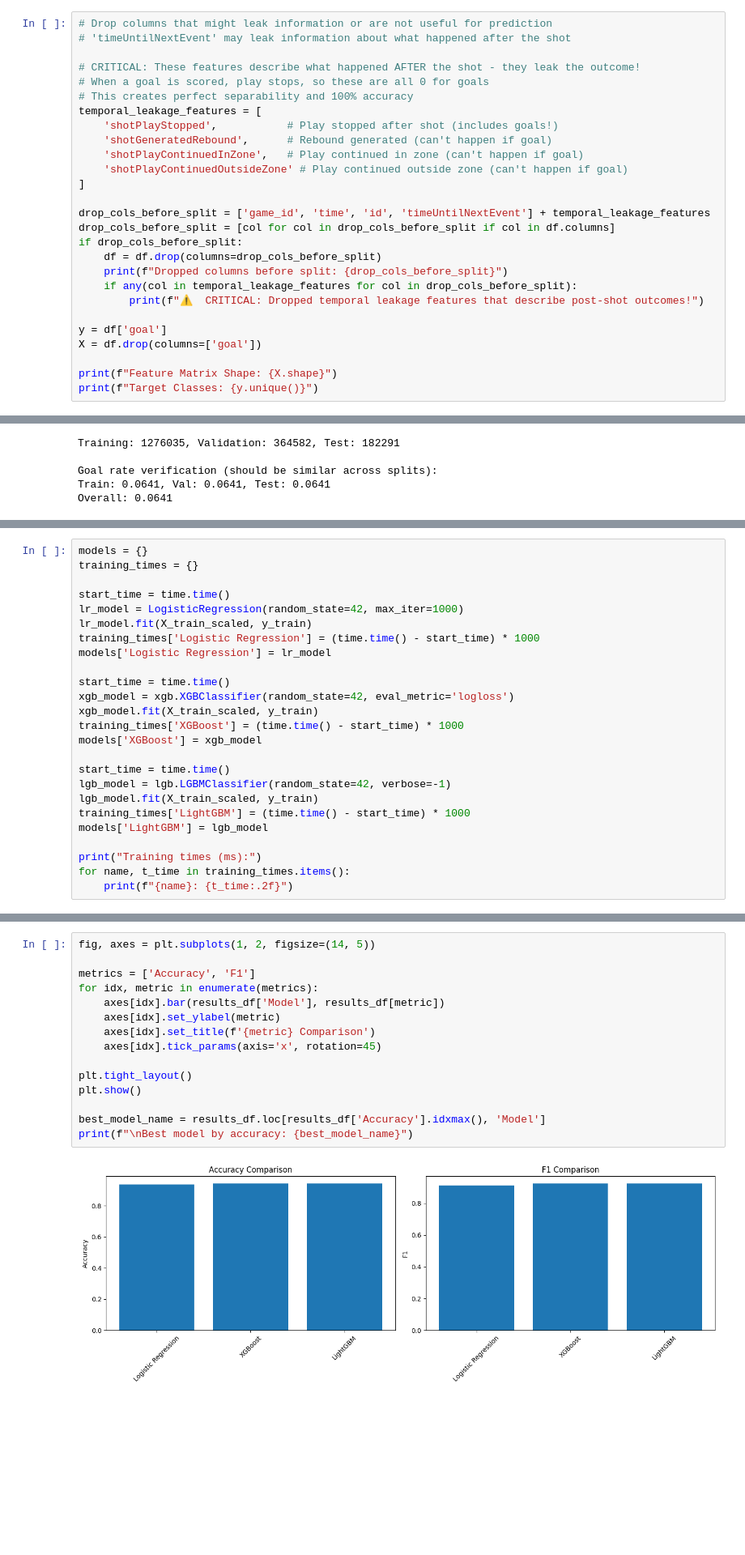
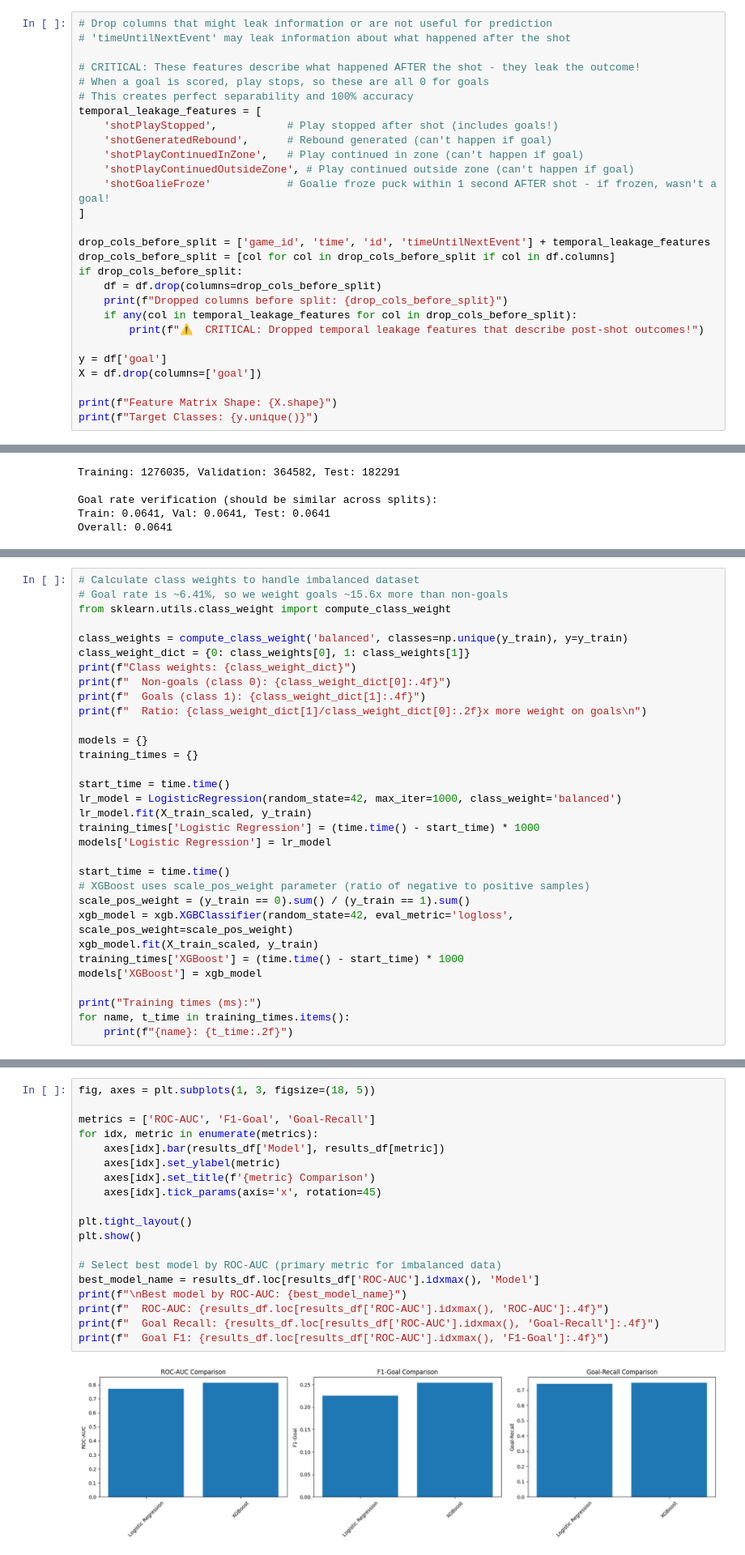
Before and after one commit to GusMahfoud/DS3000Project, a Jupyter notebook: final_project.ipynb, the cells around one changed output, grey strips where cells are left out. Shown at 81% size. Cells and saved outputs as stored; diff of their text form; blank space fills up the shorter version.

Commit message:
Working model

```diff
--- a/final_project.ipynb
+++ b/final_project.ipynb
@@ -165,7 +164,8 @@ temporal_leakage_features = [
     'shotPlayStopped',           # Play stopped after shot (includes goals!)
     'shotGeneratedRebound',      # Rebound generated (can't happen if goal)
     'shotPlayContinuedInZone',   # Play continued in zone (can't happen if goal)
-    'shotPlayContinuedOutsideZone' # Play continued outside zone (can't happen if goal)
+    'shotPlayContinuedOutsideZone', # Play continued outside zone (can't happen if goal)
+    'shotGoalieFroze'            # Goalie froze puck within 1 second AFTER shot - if frozen, wasn't a goal!
 ]
 
 drop_cols_before_split = ['game_id', 'time', 'id', 'timeUntilNextEvent'] + temporal_leakage_features
@@ -490,27 +490,34 @@ Name: goal, dtype: float64
 
 ================================================================================
 # %%
+# Calculate class weights to handle imbalanced dataset
+# Goal rate is ~6.41%, so we weight goals ~15.6x more than non-goals
+from sklearn.utils.class_weight import compute_class_weight
+
+class_weights = compute_class_weight('balanced', classes=np.unique(y_train), y=y_train)
+class_weight_dict = {0: class_weights[0], 1: class_weights[1]}
+print(f"Class weights: {class_weight_dict}")
+print(f"  Non-goals (class 0): {class_weight_dict[0]:.4f}")
+print(f"  Goals (class 1): {class_weight_dict[1]:.4f}")
+print(f"  Ratio: {class_weight_dict[1]/class_weight_dict[0]:.2f}x more weight on goals\n")
+
 models = {}
 training_times = {}
 
 start_time = time.time()
-lr_model = LogisticRegression(random_state=42, max_iter=1000)
+lr_model = LogisticRegression(random_state=42, max_iter=1000, class_weight='balanced')
 lr_model.fit(X_train_scaled, y_train)
 training_times['Logistic Regression'] = (time.time() - start_time) * 1000
 models['Logistic Regression'] = lr_model
 
 start_time = time.time()
-xgb_model = xgb.XGBClassifier(random_state=42, eval_metric='logloss')
+# XGBoost uses scale_pos_weight parameter (ratio of negative to positive samples)
+scale_pos_weight = (y_train == 0).sum() / (y_train == 1).sum()
+xgb_model = xgb.XGBClassifier(random_state=42, eval_metric='logloss', scale_pos_weight=scale_pos_weight)
 xgb_model.fit(X_train_scaled, y_train)
 training_times['XGBoost'] = (time.time() - start_time) * 1000
 models['XGBoost'] = xgb_model
 
-start_time = time.time()
-lgb_model = lgb.LGBMClassifier(random_state=42, verbose=-1)
-lgb_model.fit(X_train_scaled, y_train)
-training_times['LightGBM'] = (time.time() - start_time) * 1000
-models['LightGBM'] = lgb_model
-
 print("Training times (ms):")
 for name, t_time in training_times.items():
     print(f"{name}: {t_time:.2f}")
@@ -902,17 +1275,21 @@ plt.show()
 # %%
-fig, axes = plt.subplots(1, 2, figsize=(14, 5))
+fig, axes = plt.subplots(1, 3, figsize=(18, 5))
 
-metrics = ['Accuracy', 'F1']
+metrics = ['ROC-AUC', 'F1-Goal', 'Goal-Recall']
 for idx, metric in enumerate(metrics):
     axes[idx].bar(results_df['Model'], results_df[metric])
     axes[idx].set_ylabel(metric)
     axes[idx].set_title(f'{metric} Comparison')
     axes[idx].tick_params(axis='x', rotation=45)
 
 plt.tight_layout()
 plt.show()
 
-best_model_name = results_df.loc[results_df['Accuracy'].idxmax(), 'Model']
-print(f"\nBest model by accuracy: {best_model_name}")
+# Select best model by ROC-AUC (primary metric for imbalanced data)
+best_model_name = results_df.loc[results_df['ROC-AUC'].idxmax(), 'Model']
+print(f"\nBest model by ROC-AUC: {best_model_name}")
+print(f"  ROC-AUC: {results_df.loc[results_df['ROC-AUC'].idxmax(), 'ROC-AUC']:.4f}")
+print(f"  Goal Recall: {results_df.loc[results_df['ROC-AUC'].idxmax(), 'Goal-Recall']:.4f}")
+print(f"  Goal F1: {results_df.loc[results_df['ROC-AUC'].idxmax(), 'F1-Goal']:.4f}")
 # %% [output]
-[figure, old version]
+[figure, new version]
```
Also changed, not shown: parts of 19 cells of this notebook.
